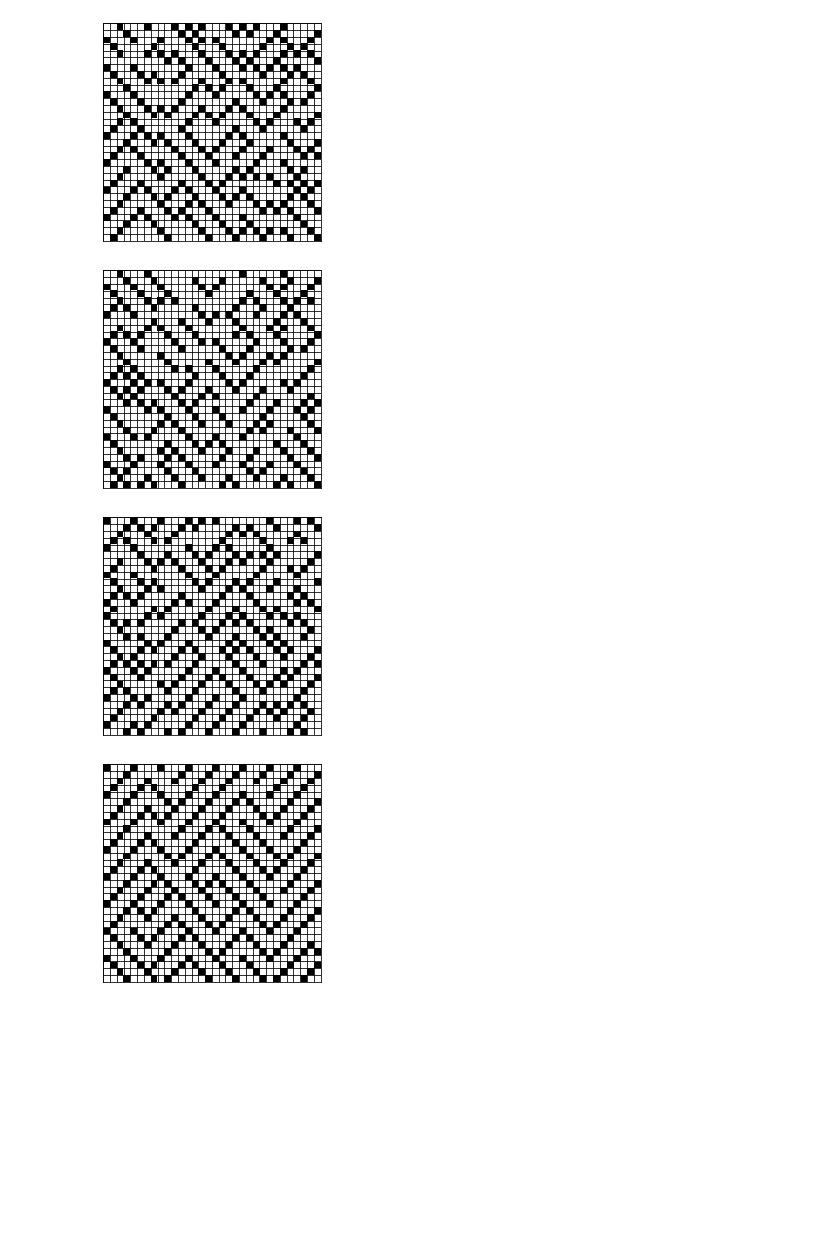
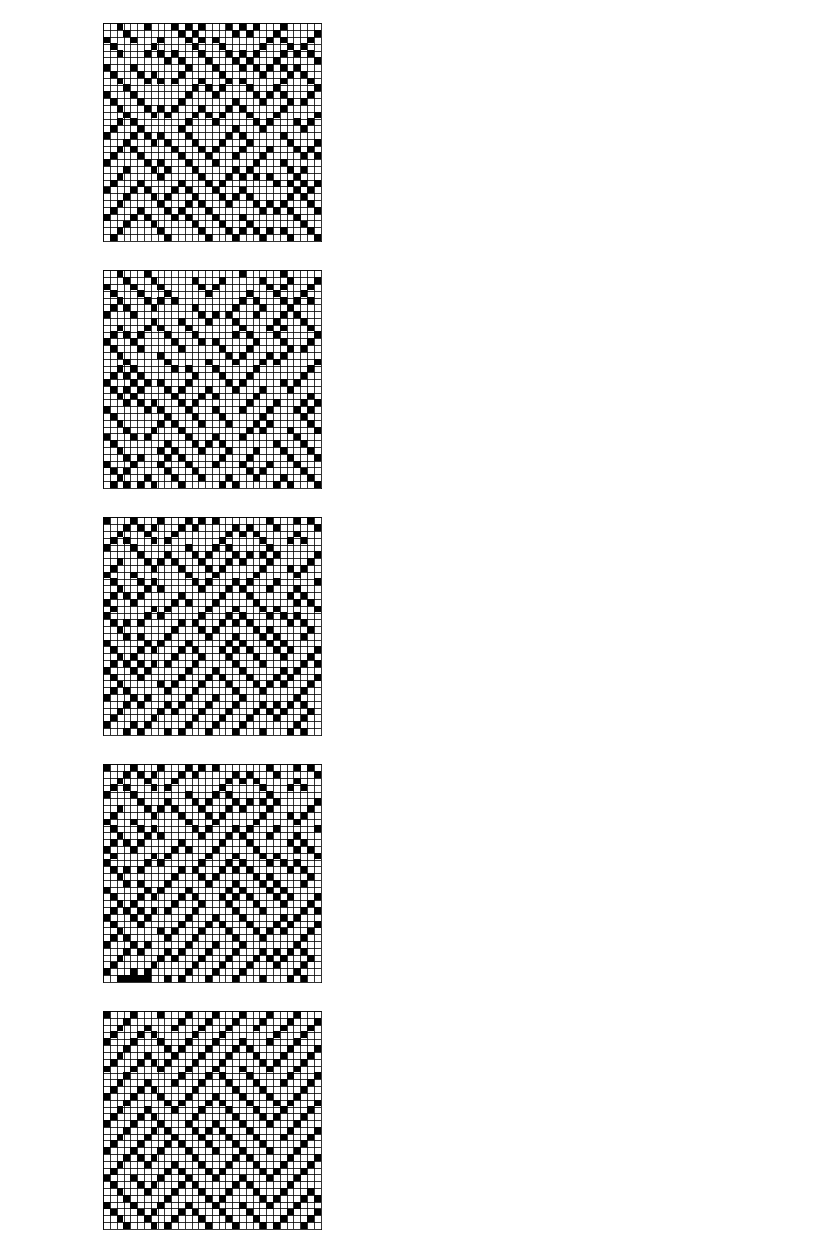
Before and after one commit to matheuscfernandes/sponge-image-processing, a Jupyter notebook: Analysis.ipynb, the cells around one changed output. Saved outputs shown, nothing was run; the diff lists cells and outputs as text; code cells hidden in the pictures; blank space fills up the shorter version.

```diff
--- a/Analysis.ipynb
+++ b/Analysis.ipynb
@@ -138,7 +138,7 @@ class SpongeSVD:
         u, s, vh = np.linalg.svd(matrix)
         self.newMatrix=vh
 
-    def PlotNewMatrix(self,num,BW=False,inversecol=False):
+    def PlotNewMatrix(self,num,BW=False,inversecol=False, coef=1):
         '''
         Plots the new generated matrix
         Input: the number of the matrix, BW if necessary to convert it to BW
@@ -147,7 +147,7 @@ class SpongeSVD:
         plt.figure()
         Matrix=self.newMatrix[num,:]
         if BW==True:
-            mean=np.mean(Matrix)
+            mean=coef*np.mean(Matrix)
             func1 = lambda x: [0 if y < mean else 1 for y in x]
             Matrix=np.array(func1(Matrix))
         if inversecol == True:
@@ -188,17 +188,19 @@ my.SVD()
 # %%
 #change the number to get another svd vector
 #change the BW option to make it either Black and White or grayscale (BW=True is balck and white; BW=False is grayscale)
 my.PlotNewMatrix(1,BW=True)
 my.PlotNewMatrix(2,BW=True)
 my.PlotNewMatrix(3,BW=True,inversecol=True)
-my.PlotNewMatrix(4,BW=True,inversecol=True)
-my.PlotNewMatrix(5,BW=True,inversecol=True)
+my.PlotNewMatrix(4,BW=True,inversecol=True,coef=0.1)
+my.PlotNewMatrix(5,BW=True,inversecol=True,coef=0.001)
+my.PlotNewMatrix(5,BW=True,inversecol=True,coef=0)
 # %% [output]
 [figure]
 [figure]
 [figure]
 [figure]
 [figure]
+[figure, added]
 # %%
 for name in my.GetAllNames():
     my.PlotOriginalMatrix(name)
```
